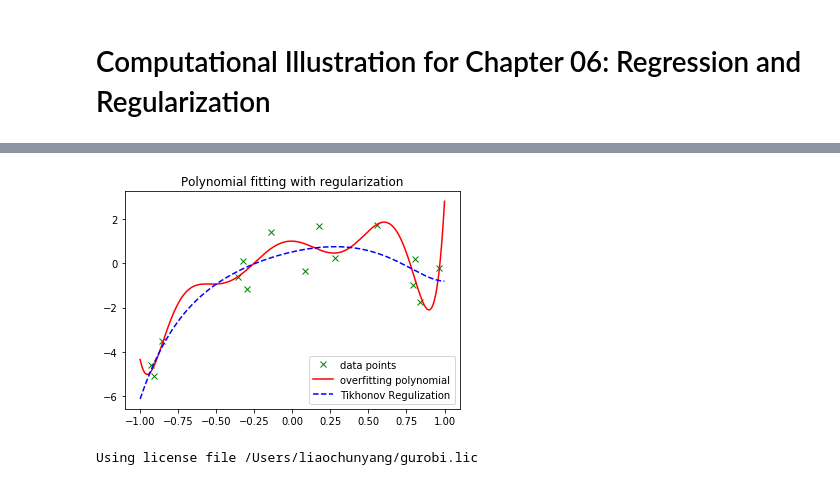
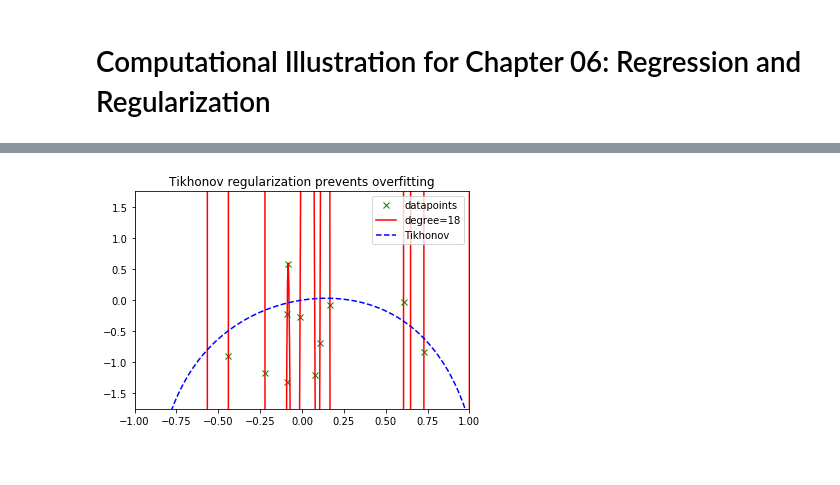
Before and after one commit to foucart/Mathematical_Pictures_at_a_Data_Science_Exhibition, a Jupyter notebook: Chapter06/Chapter06.ipynb, the cells around one changed output, grey strips where cells are left out. Drawn from its saved outputs; the diff is of its cells as text; code cells hidden in the pictures.

```diff
--- a/Chapter06/Chapter06.ipynb
+++ b/Chapter06/Chapter06.ipynb
@@ -17,12 +19,12 @@ x_over = x.flatten()
 # %%
-# Overfitting with polynomial of high degree
-deg = 8
-p_over = np.polyfit(x_over, y, deg)
-p_over = p_over.flatten()
+deg = 18
+coefs = np.polyfit(x, y, deg)
+p_overfit = np.poly1d(coefs)
+# visualize the least squares output
 grid = np.linspace(-1,1,500)
-poly_over = np.poly1d(p_over)
-plt.plot(x,y,'gx',grid,poly_over(grid),'r-')
+plt.plot(x,y,'gx',grid,p_overfit(grid),'r-')
 plt.legend(labels=['datapoints','degree={}'.format(deg)],loc='best')
 plt.title('Overfitting')
+plt.axis((-1,1,-3*max(y),3*max(y)))
 plt.show()
 # %% [output]
@@ -30,38 +34,19 @@ plt.show()
 # %%
-# Tikhonov Regularization
-X = np.zeros((len(x),deg+1))
-for i in range(deg+1):
-    X[:,i] = x_over**(i)
-
-n = np.size(X,1)
-lamb = 0.1;   # lambda is an important parameter
-w_tik = LA.multi_dot([LA.inv(LA.multi_dot([np.transpose(X),X])+lamb*np.identity(n)),np.transpose(X),y])
-w_tik = w_tik[::-1]
-w_tik = w_tik.flatten()
-poly_tik = np.poly1d(w_tik)
-plt.plot(x,y,'gx',grid,poly_over(grid),'r-',grid,poly_tik(grid),'b--')
-plt.legend(labels=['data points','overfitting polynomial','Tikhonov Regulization'])
-plt.title('Polynomial fitting with regularization')
+# define a "data matrix" (different from the X_tilde considered in the text)
+X = np.zeros((m,deg+1))
+for i in range(m):
+    for j in range(deg):
+        X[i,j] = x[i]**(deg-j)
+# define and solve the corresponding linear system
+lamb = 1;
+A = np.transpose(X)@X+lamb*lamb*np.identity(deg+1)
+coefs_tik = np.linalg.solve(A,np.transpose(X)@y)
+p_tik = np.poly1d(coefs_tik)
+# visualize the result
+plt.plot(x,y,'gx',grid,p_overfit(grid),'r-',grid,p_tik(grid),'b--')
+plt.legend(labels=['datapoints','degree={}'.format(deg),'Tikhonov'],loc='best')
+plt.title('Tikhonov regularization prevents overfitting')
+plt.axis((-1,1,-3*max(y),3*max(y)))
 plt.show()
 # %% [output]
-[figure, old version]
+[figure, new version]
-# %%
-# LASSO
-
-vec = lamb*np.ones((1,n))
-Q = np.row_stack( (np.column_stack((X,-X)) , np.column_stack((vec,vec))) )
-A = LA.multi_dot([np.transpose(Q),Q])
-y_new = np.row_stack((y,0))
-b = -2*LA.multi_dot([np.transpose(Q),y_new])
-normb = np.array(LA.multi_dot([np.transpose(b),b] ))
-b = b.flatten()
-
-import gurobipy as gp
-from gurobipy import GRB
-lasso = gp.Model("lasso")
-lasso.setParam('OutputFlag',False)
-wpm_lasso = lasso.addMVar(2*n,lb=0, ub=GRB.INFINITY)
-lasso.setMObjective ( A, b, normb, xQ_L=wpm_lasso, xQ_R=wpm_lasso, xc=wpm_lasso, sense=GRB.MINIMIZE )
-lasso.optimize()
-# %% [output]
-Using license file /Users/liaochunyang/gurobi.lic
```
Also changed, not shown: parts of 8 cells of this notebook.
